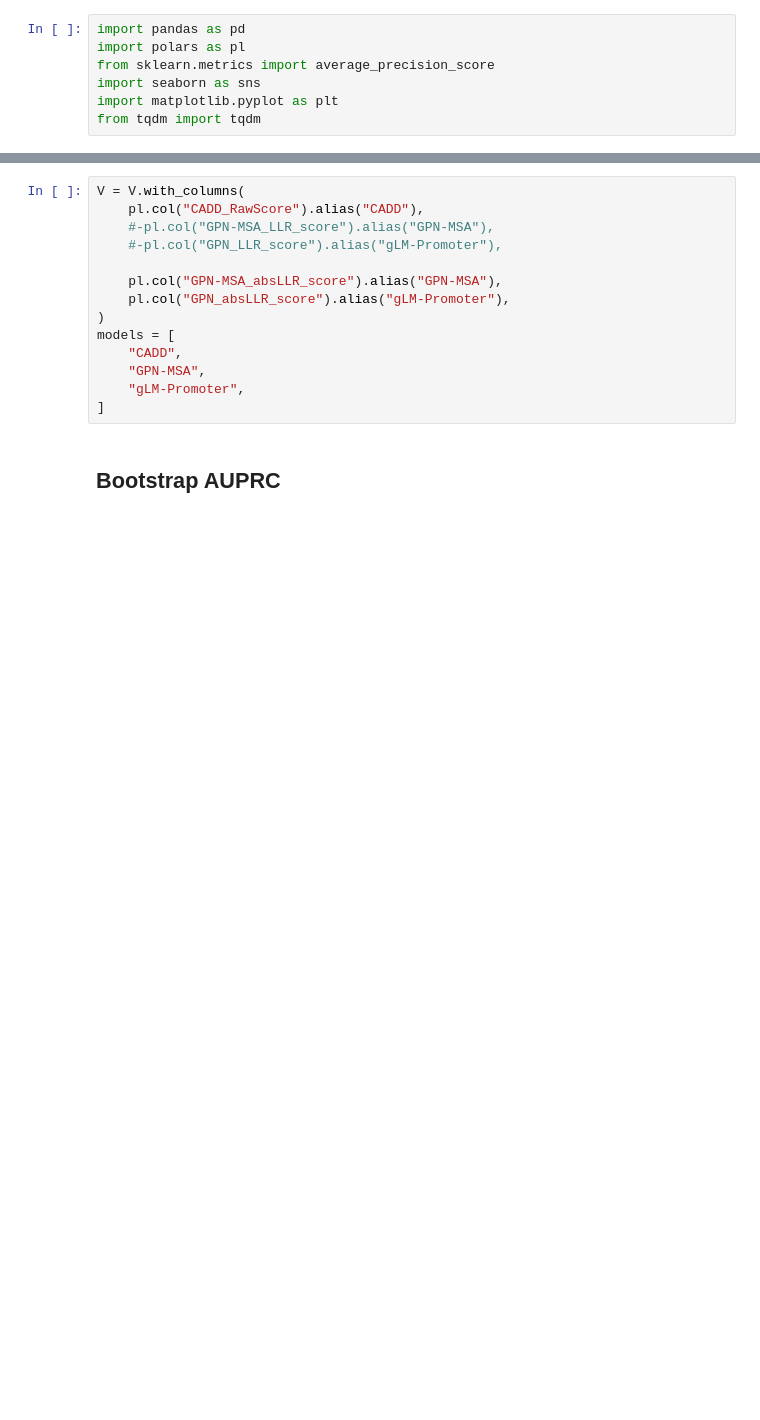
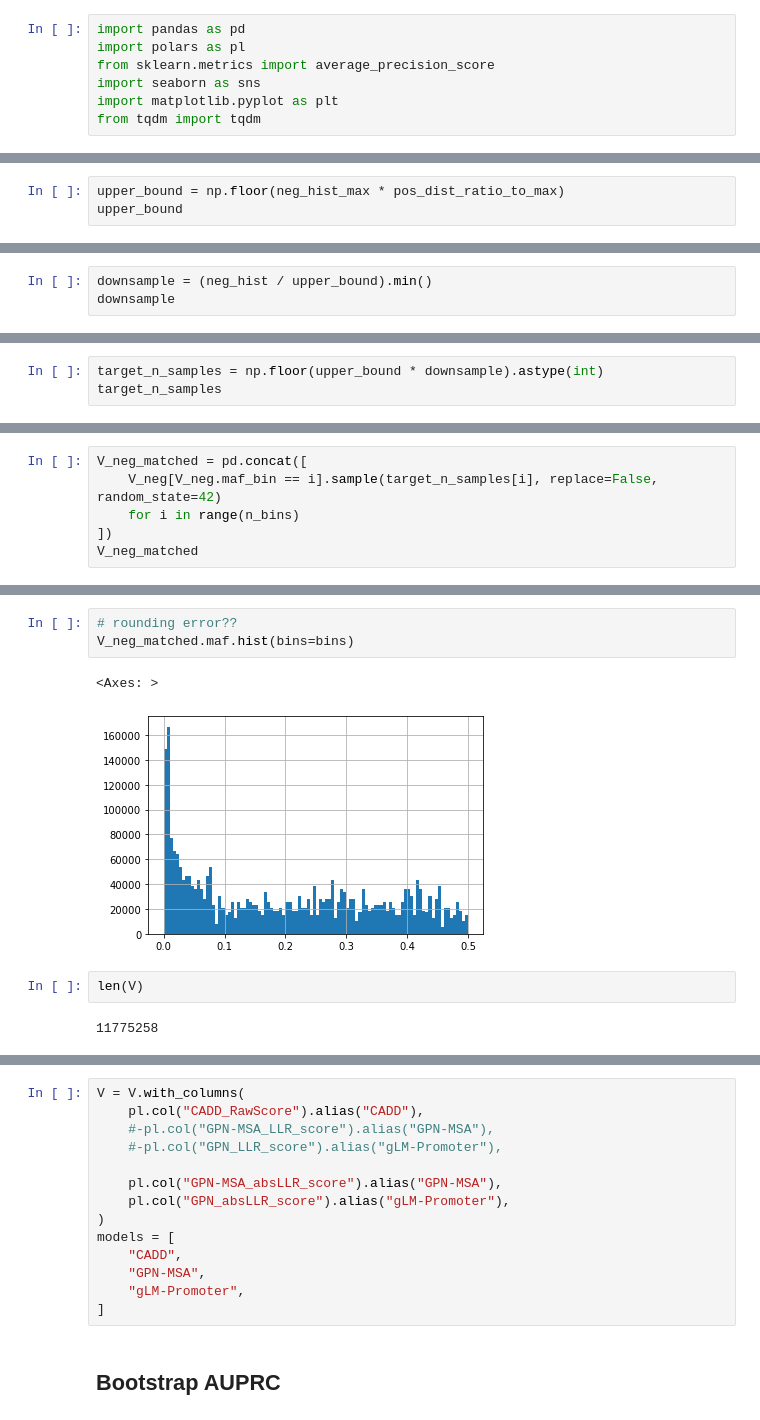
Before and after one commit to minjaf/TraitGym, a Jupyter notebook: workflow/notebooks/exploring_metrics.ipynb, the cells around one changed output, grey strips where cells are left out. Cells and saved outputs as stored; diff of their text form; blank space fills up the shorter version.

```diff
--- a/workflow/notebooks/exploring_metrics.ipynb
+++ b/workflow/notebooks/exploring_metrics.ipynb
@@ -88,0 +218,3 @@ shape: (5_424_415, 15)
+# %%
+upper_bound = np.floor(neg_hist_max * pos_dist_ratio_to_max)
+upper_bound
@@ -88,0 +239,3 @@ shape: (5_424_415, 15)
+# %%
+downsample = (neg_hist / upper_bound).min()
+downsample
@@ -88,0 +244,3 @@ shape: (5_424_415, 15)
+# %%
+target_n_samples = np.floor(upper_bound * downsample).astype(int)
+target_n_samples
@@ -88,0 +261,6 @@ shape: (5_424_415, 15)
+# %%
+V_neg_matched = pd.concat([
+    V_neg[V_neg.maf_bin == i].sample(target_n_samples[i], replace=False, random_state=42)
+    for i in range(n_bins)
+])
+V_neg_matched
@@ -88,0 +286,10 @@ shape: (5_424_415, 15)
+# %%
+# rounding error??
+V_neg_matched.maf.hist(bins=bins)
+# %% [output]
+<Axes: >
+[figure, added]
+# %%
+len(V)
+# %% [output]
+11775258
```
Also changed, not shown: parts of 23 cells of this notebook, 3 other files.
